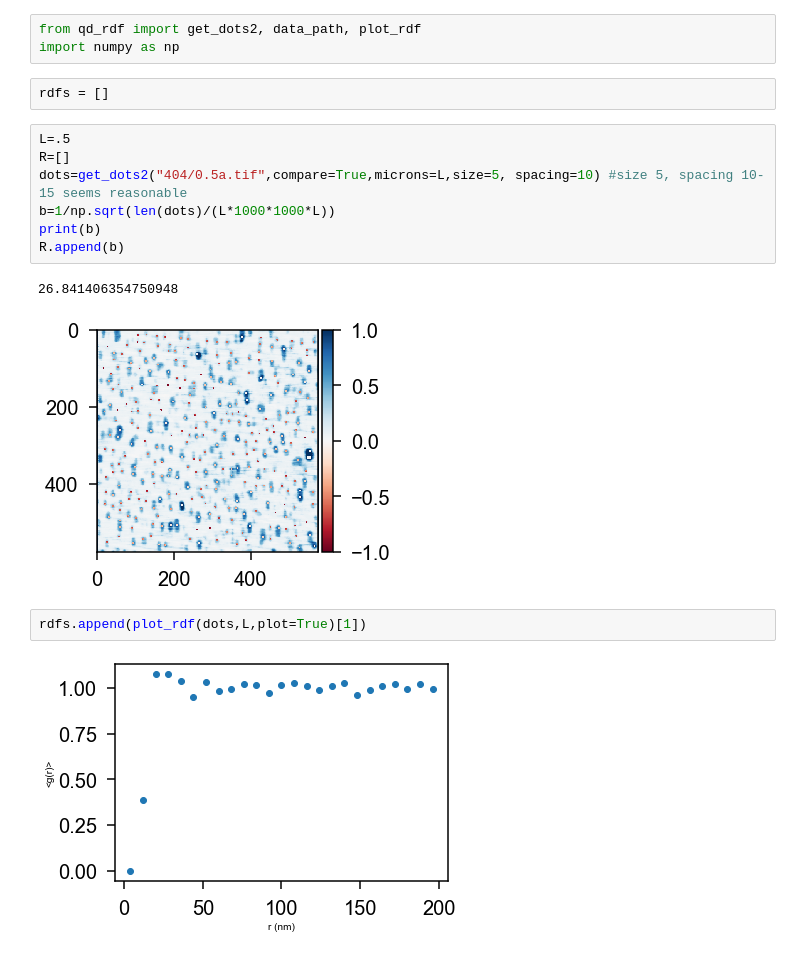
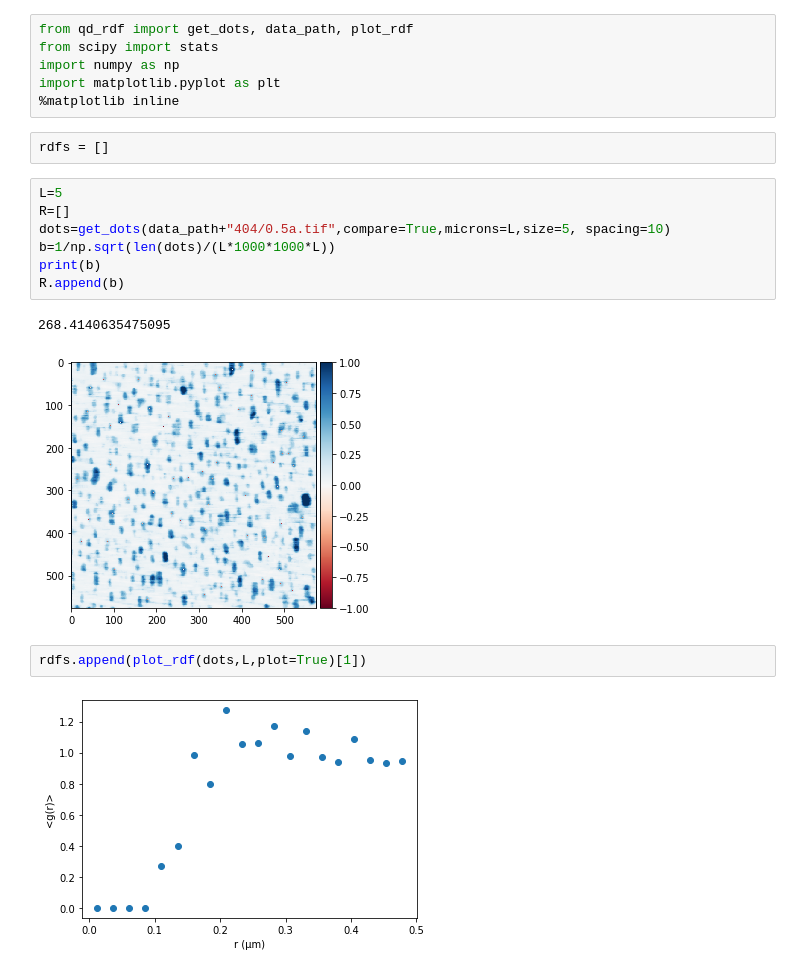
Before and after one commit to cmelab/QD-Paper-RDF, a Jupyter notebook: analyze-404.ipynb, the cells around one changed output. Cells and saved outputs as stored; diff of their text form.

```diff
--- a/analyze-404.ipynb
+++ b/analyze-404.ipynb
@@ -1,20 +1,23 @@
 # %%
-from qd_rdf import get_dots2, data_path, plot_rdf
+from qd_rdf import get_dots, data_path, plot_rdf
+from scipy import stats
 import numpy as np
+import matplotlib.pyplot as plt
+%matplotlib inline
 # %%
 rdfs = []
 # %%
-L=.5
+L=5
 R=[]
-dots=get_dots2("404/0.5a.tif",compare=True,microns=L,size=5, spacing=10) #size 5, spacing 10-15 seems reasonable
+dots=get_dots(data_path+"404/0.5a.tif",compare=True,microns=L,size=5, spacing=10)
 b=1/np.sqrt(len(dots)/(L*1000*1000*L))
 print(b)
 R.append(b)
 # %% [output]
-26.841406354750948
+268.4140635475095
-[figure, old version]
+[figure, new version]
 # %%
 rdfs.append(plot_rdf(dots,L,plot=True)[1])
 # %% [output]
-[figure, old version]
+[figure, new version]
 # %%
```
Also changed, not shown: parts of 9 cells of this notebook, 2 other files.
